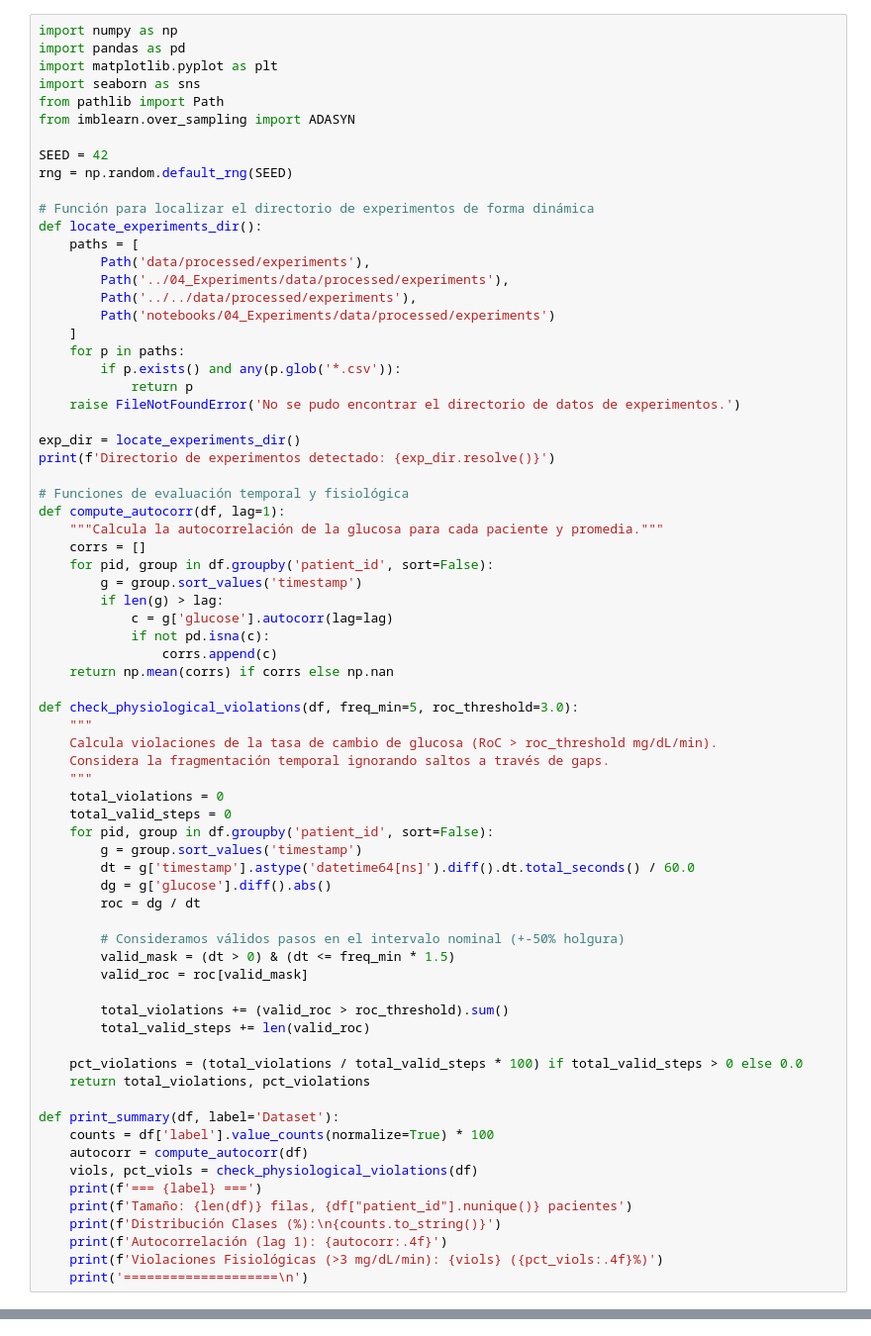
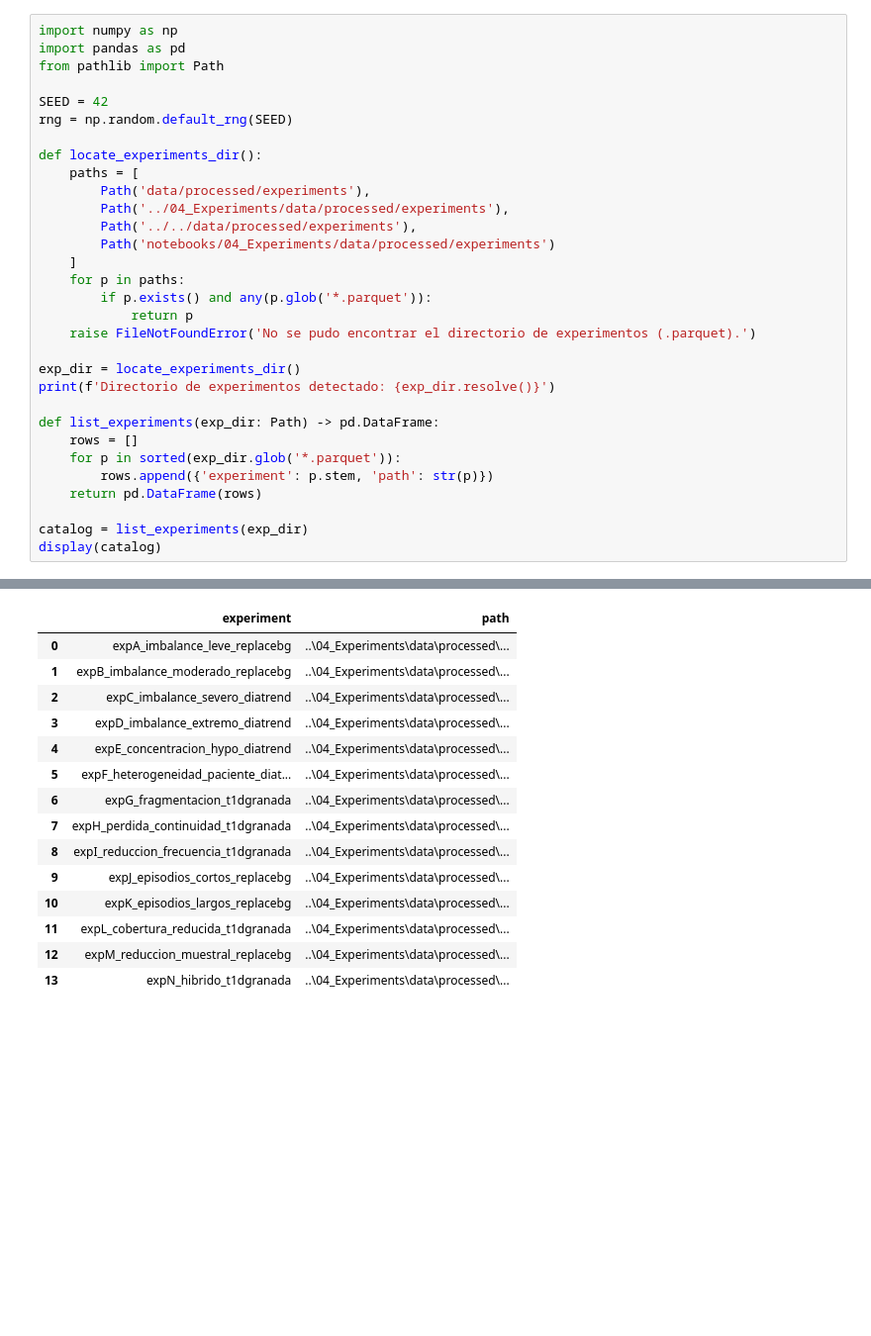
Before and after one commit to juanhdezz/TFM-Glucose-Prediction, a Jupyter notebook: notebooks/03_Balancing_Techniques/00_Balancing_Techniques.ipynb, the cells around one changed output, grey strips where cells are left out. Shown at 99% size. Cells and saved outputs as stored; diff of their text form; blank space fills up the shorter version.

```diff
--- a/notebooks/03_Balancing_Techniques/00_Balancing_Techniques.ipynb
+++ b/notebooks/03_Balancing_Techniques/00_Balancing_Techniques.ipynb
@@ -13,75 +9,49 @@ Inicializamos el entorno, definimos las funciones de carga de datos y las métri
 # %%
 import numpy as np
 import pandas as pd
-import matplotlib.pyplot as plt
-import seaborn as sns
 from pathlib import Path
-from imblearn.over_sampling import ADASYN
 
 SEED = 42
 rng = np.random.default_rng(SEED)
 
-# Función para localizar el directorio de experimentos de forma dinámica
 def locate_experiments_dir():
     paths = [
         Path('data/processed/experiments'),
         Path('../04_Experiments/data/processed/experiments'),
         Path('../../data/processed/experiments'),
         Path('notebooks/04_Experiments/data/processed/experiments')
     ]
     for p in paths:
-        if p.exists() and any(p.glob('*.csv')):
+        if p.exists() and any(p.glob('*.parquet')):
             return p
-    raise FileNotFoundError('No se pudo encontrar el directorio de datos de experimentos.')
+    raise FileNotFoundError('No se pudo encontrar el directorio de experimentos (.parquet).')
 
 exp_dir = locate_experiments_dir()
 print(f'Directorio de experimentos detectado: {exp_dir.resolve()}')
 
-# Funciones de evaluación temporal y fisiológica
-def compute_autocorr(df, lag=1):
-    """Calcula la autocorrelación de la glucosa para cada paciente y promedia."""
-    corrs = []
-    for pid, group in df.groupby('patient_id', sort=False):
-        g = group.sort_values('timestamp')
-        if len(g) > lag:
-            c = g['glucose'].autocorr(lag=lag)
-            if not pd.isna(c):
-                corrs.append(c)
-    return np.mean(corrs) if corrs else np.nan
+def list_experiments(exp_dir: Path) -> pd.DataFrame:
+    rows = []
+    for p in sorted(exp_dir.glob('*.parquet')):
+        rows.append({'experiment': p.stem, 'path': str(p)})
+    return pd.DataFrame(rows)
 
-def check_physiological_violations(df, freq_min=5, roc_threshold=3.0):
-    """
-    Calcula violaciones de la tasa de cambio de glucosa (RoC > roc_threshold mg/dL/min).
-    Considera la fragmentación temporal ignorando saltos a través de gaps.
-    """
-    total_violations = 0
-    total_valid_steps = 0
-    for pid, group in df.groupby('patient_id', sort=False):
-        g = group.sort_values('timestamp')
-        dt = g['timestamp'].astype('datetime64[ns]').diff().dt.total_seconds() / 60.0
-        dg = g['glucose'].diff().abs()
-        roc = dg / dt
-
-        # Consideramos válidos pasos en el intervalo nominal (+-50% holgura)
-        valid_mask = (dt > 0) & (dt <= freq_min * 1.5)
-        valid_roc = roc[valid_mask]
-
-        total_violations += (valid_roc > roc_threshold).sum()
-        total_valid_steps += len(valid_roc)
-
-    pct_violations = (total_violations / total_valid_steps * 100) if total_valid_steps > 0 else 0.0
-    return total_violations, pct_violations
-
-def print_summary(df, label='Dataset'):
-    counts = df['label'].value_counts(normalize=True) * 100
-    autocorr = compute_autocorr(df)
-    viols, pct_viols = check_physiological_violations(df)
-    print(f'=== {label} ===')
-    print(f'Tamaño: {len(df)} filas, {df["patient_id"].nunique()} pacientes')
-    print(f'Distribución Clases (%):\n{counts.to_string()}')
-    print(f'Autocorrelación (lag 1): {autocorr:.4f}')
-    print(f'Violaciones Fisiológicas (>3 mg/dL/min): {viols} ({pct_viols:.4f}%)')
-    print('====================\n')
+catalog = list_experiments(exp_dir)
+display(catalog)
 # %% [output]
 Directorio de experimentos detectado: C:\Users\User\Desktop\TFM-Glucose-Prediction\notebooks\04_Experiments\data\processed\experiments
+|  | experiment | path |
+| 0 | expA_imbalance_leve_replacebg | ..\04_Experiments\data\processed\... |
+| 1 | expB_imbalance_moderado_replacebg | ..\04_Experiments\data\processed\... |
+| 2 | expC_imbalance_severo_diatrend | ..\04_Experiments\data\processed\... |
+| 3 | expD_imbalance_extremo_diatrend | ..\04_Experiments\data\processed\... |
+| 4 | expE_concentracion_hypo_diatrend | ..\04_Experiments\data\processed\... |
+| 5 | expF_heterogeneidad_paciente_diat... | ..\04_Experiments\data\processed\... |
+| 6 | expG_fragmentacion_t1dgranada | ..\04_Experiments\data\processed\... |
+| 7 | expH_perdida_continuidad_t1dgranada | ..\04_Experiments\data\processed\... |
+| 8 | expI_reduccion_frecuencia_t1dgranada | ..\04_Experiments\data\processed\... |
+| 9 | expJ_episodios_cortos_replacebg | ..\04_Experiments\data\processed\... |
+| 10 | expK_episodios_largos_replacebg | ..\04_Experiments\data\processed\... |
+| 11 | expL_cobertura_reducida_t1dgranada | ..\04_Experiments\data\processed\... |
+| 12 | expM_reduccion_muestral_replacebg | ..\04_Experiments\data\processed\... |
+| 13 | expN_hibrido_t1dgranada | ..\04_Experiments\data\processed\... |
 # %% [markdown]
```
Also changed, not shown: parts of 26 cells of this notebook, 6 other files.
